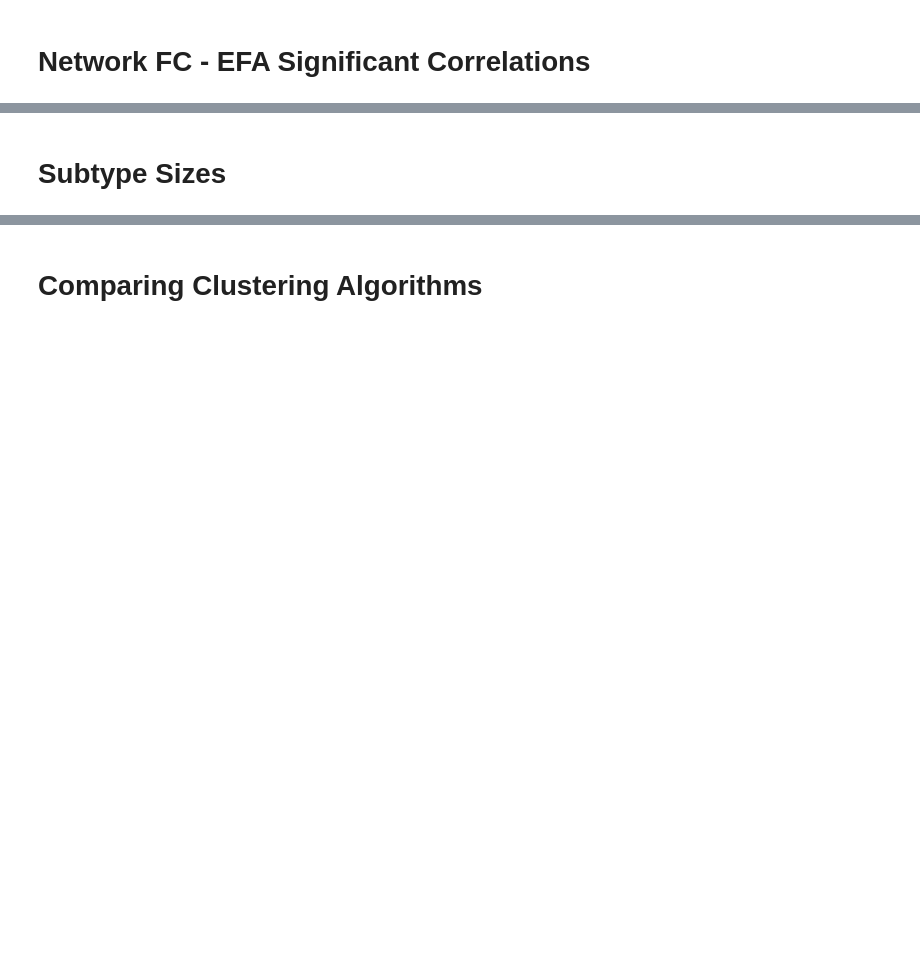
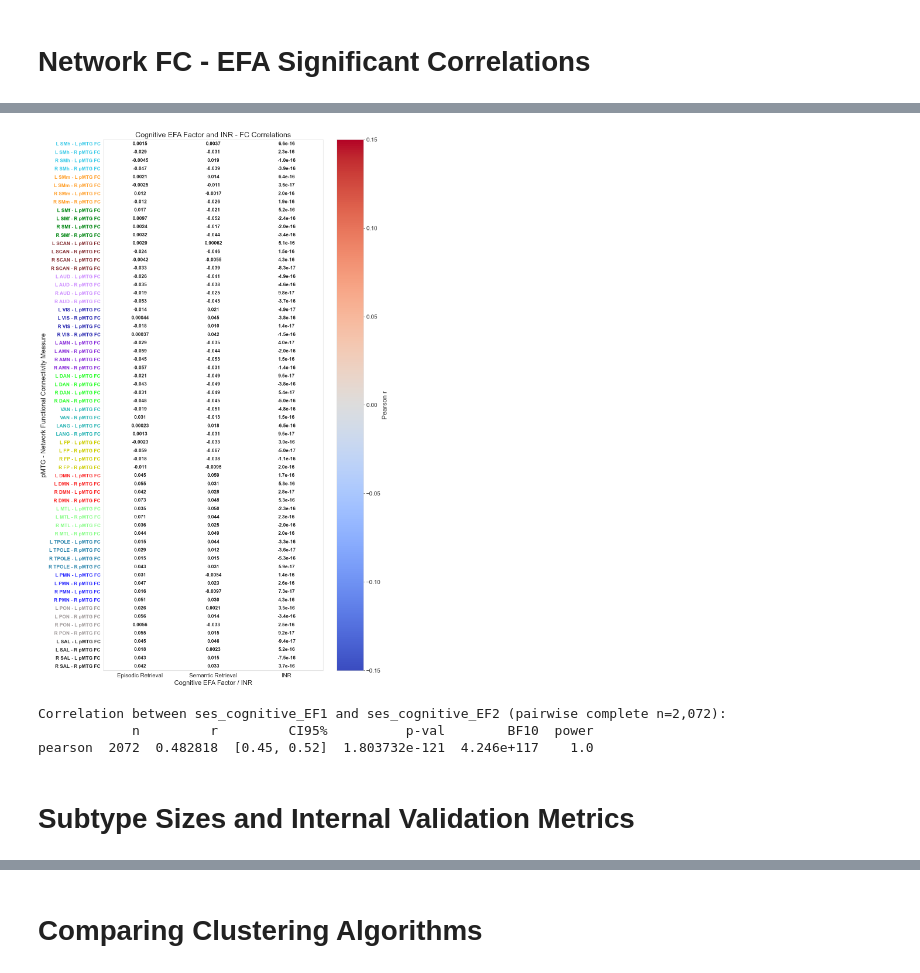
Before and after one commit to Greene-Lab/pMTG, a Jupyter notebook: brain_behavior_with_inr_residualization.ipynb, the cells around one changed output, grey strips where cells are left out. Cells and saved outputs as stored; diff of their text form; code cells hidden in the pictures; blank space fills up the shorter version.

```diff
--- a/brain_behavior_with_inr_residualization.ipynb
+++ b/brain_behavior_with_inr_residualization.ipynb
@@ -839,9 +705,11 @@ print('Sample size range:', results_df['n'].min(), '-', results_df['n'].max())
 # %%
-# Plot only FDR-significant cognitive EFA factor correlations.
-plot_df = cognitive_efa_results_df[cognitive_efa_results_df['sig_fdr']].copy()
+# Plot every cognitive EFA factor and INR correlation, shading only FDR-significant cells.
+inr_heat_source = inr_fc_results_df.rename(columns={'ses_measure': 'measure', 'fc_measure': 'col'})
+combined_efa_inr_results_df = pd.concat([cognitive_efa_results_df, inr_heat_source], ignore_index=True)
+plot_df = combined_efa_inr_results_df.copy()
 
 if plot_df.empty:
-    print('No FDR-significant cognitive EFA factor correlations to plot.')
+    print('No cognitive EFA factor or INR correlations available to plot.')
 else:
     plot_df['network'] = plot_df['col'].str.split('_').str[0]
     plot_df['network'] = plot_df['network'].replace({'CO': 'AMN', 'Aud': 'AUD', 'Sal': 'SAL'})
@@ -850,7 +718,9 @@ else:
     seed_hemi = plot_df['col'].str.split('_').str[1].str[0].str.upper()
     seed_lr = plot_df['col'].str.split('_').str[2]
 
-    seed_net = seed_net_raw.replace({'CO': 'AMN', 'Aud': 'AUD', 'Sal': 'SAL'})
+    seed_net = seed_net_raw.replace(
+        {'CO': 'AMN', 'Aud': 'AUD', 'Sal': 'SAL', 'Tpole': 'TPOLE', 'Vis': 'VIS'}
+    )
     seed_net = np.where((seed_net_raw == 'VAN') & (seed_hemi == 'L'), 'LANG', seed_net)
 
     plot_df['network'] = seed_net
@@ -861,10 +731,8 @@ else:
         seed_hemi + ' ' + seed_net + ' - ' + seed_lr + ' pMTG FC',
     )
 
-    measure_map = {
-        measure: f'EFA Factor {idx + 1}'
-        for idx, measure in enumerate(cognitive_efa_measures)
-    }
+    measure_map = dict(zip(cognitive_efa_measures, ['Episodic Retrieval', 'Semantic Retrieval']))
+    measure_map[INR_VARIABLE] = 'INR'
     plot_df['measure_label'] = plot_df['measure'].map(measure_map).fillna(plot_df['measure'])
 
     network_colors = {
@@ -872,58 +740,72 @@ else:
         'AUD': '#ce8fff', 'AMN': '#8a2edb', 'DAN': '#2efe2e', 'FP': '#cdcd00ff',
         'MTL': '#89fd89', 'PMN': '#2e2eff', 'PON': '#a29c9cff', 'SAL': '#2e2e2e',
         'VAN': '#2DB6B6FF', 'SMl': '#ffa12e', 'VIS': '#2e2eb3',
+        # Networks that only exist in the full network template
+        'SMh': '#40cce9', 'SMm': '#ffa12e', 'SMf': '#008611', 'SCAN': '#863235',
     }
 
     heat = plot_df.pivot_table(index='seed_label', columns='measure_label', values='r', aggfunc='first')
+    sig_heat = plot_df.pivot_table(
+        index='seed_label', columns='measure_label', values='sig_fdr', aggfunc='first'
+    )
+    column_order = ['Episodic Retrieval', 'Semantic Retrieval', 'INR']
+    heat = heat.reindex(columns=[column for column in column_order if column in heat.columns])
+    sig_heat = sig_heat.reindex(index=heat.index, columns=heat.columns).fillna(False).astype(bool)
     row_info = plot_df.drop_duplicates('seed_label').set_index('seed_label').loc[heat.index]
 
-    blue_network_order = ['SMd', 'SMl', 'AUD', 'AMN', 'DAN', 'VAN', 'LANG']
-    red_network_order = ['DMN', 'FP', 'MTL', 'PMN', 'PON', 'SAL']
+    blue_network_order = ['SMd', 'SMl', 'SMh', 'SMm', 'SMf', 'SCAN', 'AUD', 'VIS', 'AMN', 'DAN', 'VAN', 'LANG', 'FP']
+    red_network_order = ['DMN', 'MTL', 'TPOLE', 'PMN', 'PON', 'SAL']
     network_order = blue_network_order + red_network_order
 
     row_info['network_order'] = row_info['network'].map({network: i for i, network in enumerate(network_order)})
     heat = heat.loc[row_info.sort_values(['network_order', 'hemi']).index]
+    sig_heat = sig_heat.loc[heat.index, heat.columns]
     row_info = row_info.loc[heat.index]
     row_networks = row_info['network']
 
     fig, ax = plt.subplots(figsize=(12, max(6, 0.3 * len(heat))))
-    im = ax.imshow(heat, aspect='auto', cmap='coolwarm', vmin=-0.15, vmax=0.15)
+    heatmap_cmap = plt.get_cmap('coolwarm').copy()
+    heatmap_cmap.set_bad('white')
+    shaded_heat = np.ma.masked_where(~sig_heat.to_numpy(), heat.to_numpy(dtype=float))
+    im = ax.imshow(shaded_heat, aspect='auto', cmap=heatmap_cmap, vmin=-0.15, vmax=0.15)
     ax.grid(False)
-
     ax.set_xticks(range(len(heat.columns)))
-    ax.set_xticklabels(heat.columns, rotation=45, ha='right', fontsize=11)
+    ax.set_xticklabels(heat.columns, ha='center', fontsize=14)
     ax.set_yticks(range(len(heat.index)))
-    ax.set_yticklabels(heat.index, fontsize=11)
+    ax.set_yticklabels(heat.index, fontsize=12)
 
     for y, label in enumerate(ax.get_yticklabels()):
         net = row_networks.iloc[y]
         label.set_color(network_colors.get(net, 'black'))
         label.set_fontweight('bold')
 
     for i in range(heat.shape[0]):
         for j in range(heat.shape[1]):
             val = heat.iloc[i, j]
             if pd.notna(val):
-                ax.text(j, i, f'{val:.3f}', ha='center', va='center', fontsize=8, fontweight='bold')
+                ax.text(j, i, f'{val:#.2g}', ha='center', va='center', fontsize=12, fontweight='bold')
 
     legend_handles = []
     for network in network_order:
         if network in set(row_networks):
             if network == 'VAN':
                 label = 'LANG/VAN'
             elif network == 'LANG':
                 continue
             else:
                 label = network
             legend_handles.append(Patch(color=network_colors[network], label=label))
 
-    ax.legend(handles=legend_handles, title='Network', bbox_to_anchor=(1.25, 1), loc='upper left')
     cbar = fig.colorbar(im, ax=ax)
-    cbar.set_label('Pearson r', fontsize=12)
+    # increase x and y tick label font size
+    cbar.ax.tick_params(labelsize=14)
+    cbar.set_label('Pearson r', fontsize=16)
 
-    ax.set_title(f'Cognitive EFA Factor-FC Correlations (FDR Corrected, {ANALYSIS_LABEL})', fontsize=18)
-    ax.set_xlabel('Cognitive EFA Factor', fontsize=16)
+    ax.set_title(f'Cognitive EFA Factor and INR - FC Correlations', fontsize=18)
+    ax.set_xlabel('Cognitive EFA Factor / INR', fontsize=16)
     ax.set_ylabel('pMTG - Network Functional Connectivity Measure', fontsize=16)
 
     plt.tight_layout()
     plt.show()
+# %% [output]
+[figure, added]
@@ -1106,10 +813,18 @@ else:
 # print the correlation between the two cognitive EFA factors
 if len(cognitive_efa_measures) >= 2:
     efa_factor_corr = pg.corr(df[cognitive_efa_measures[0]], df[cognitive_efa_measures[1]])
-    print(f"Correlation between {cognitive_efa_measures[0]} and {cognitive_efa_measures[1]}:")
+    efa_pair_n = df[cognitive_efa_measures[:2]].dropna().shape[0]
+    print(
+        f"Correlation between {cognitive_efa_measures[0]} and {cognitive_efa_measures[1]} "
+        f"(pairwise complete n={efa_pair_n:,}):"
+    )
     print(efa_factor_corr)
+# %% [output]
+Correlation between ses_cognitive_EF1 and ses_cognitive_EF2 (pairwise complete n=2,072):
+            n         r         CI95%          p-val        BF10  power
+pearson  2072  0.482818  [0.45, 0.52]  1.803732e-121  4.246e+117    1.0
 # %% [markdown]
-# Subtype Sizes
+# Subtype Sizes and Internal Validation Metrics
 # %%
 # Count subtype sizes for each clustering solution used in the paper figures.
 kmeans_group_counts = df['kmeans_2_consensus'].value_counts()
```
Also changed, not shown: parts of 21 cells of this notebook, 3 other files.
